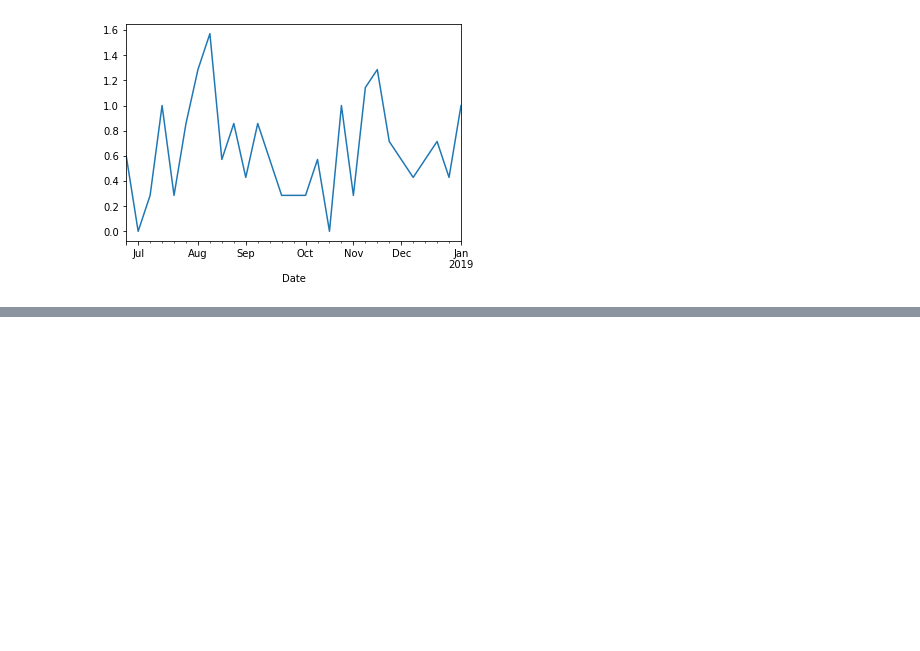
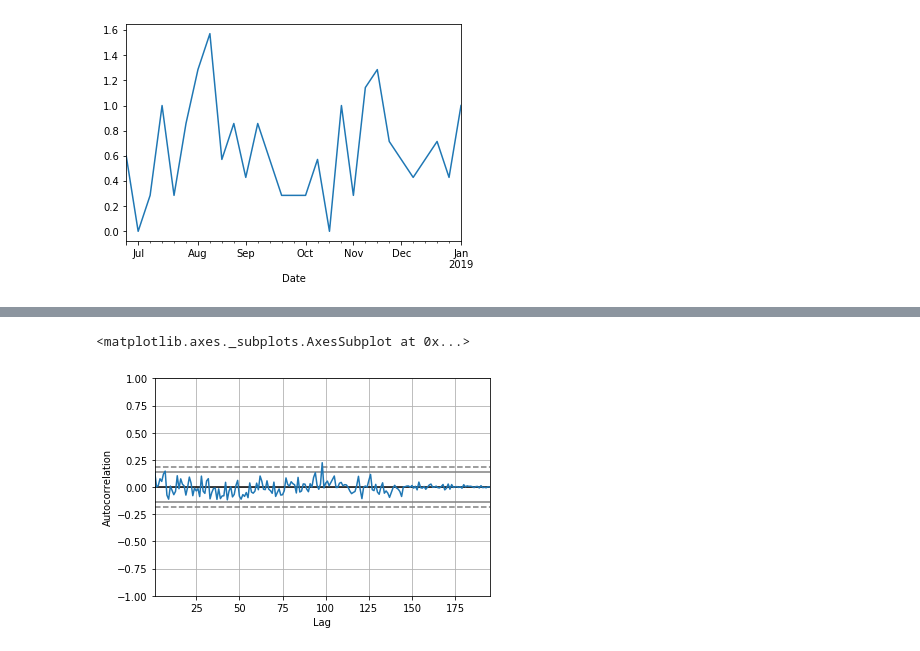
Before and after one commit to manjitborah2710/HealthCenterForecasting, a Jupyter notebook: individual disease data/Acidity.ipynb, the cells around one changed output, grey strips where cells are left out. Cells and saved outputs as stored; diff of their text form; code cells hidden in the pictures; blank space fills up the shorter version.

```diff
--- a/individual disease data/Acidity.ipynb
+++ b/individual disease data/Acidity.ipynb
@@ -86,0 +53,5 @@ df_acidity_weeklyM.plot()
+# %%
+pd.plotting.autocorrelation_plot(df_acidity)
+# %% [output]
+<matplotlib.axes._subplots.AxesSubplot at 0x...>
+[figure, added]
```
Also changed, not shown: parts of 17 cells of this notebook, 5 other files.
